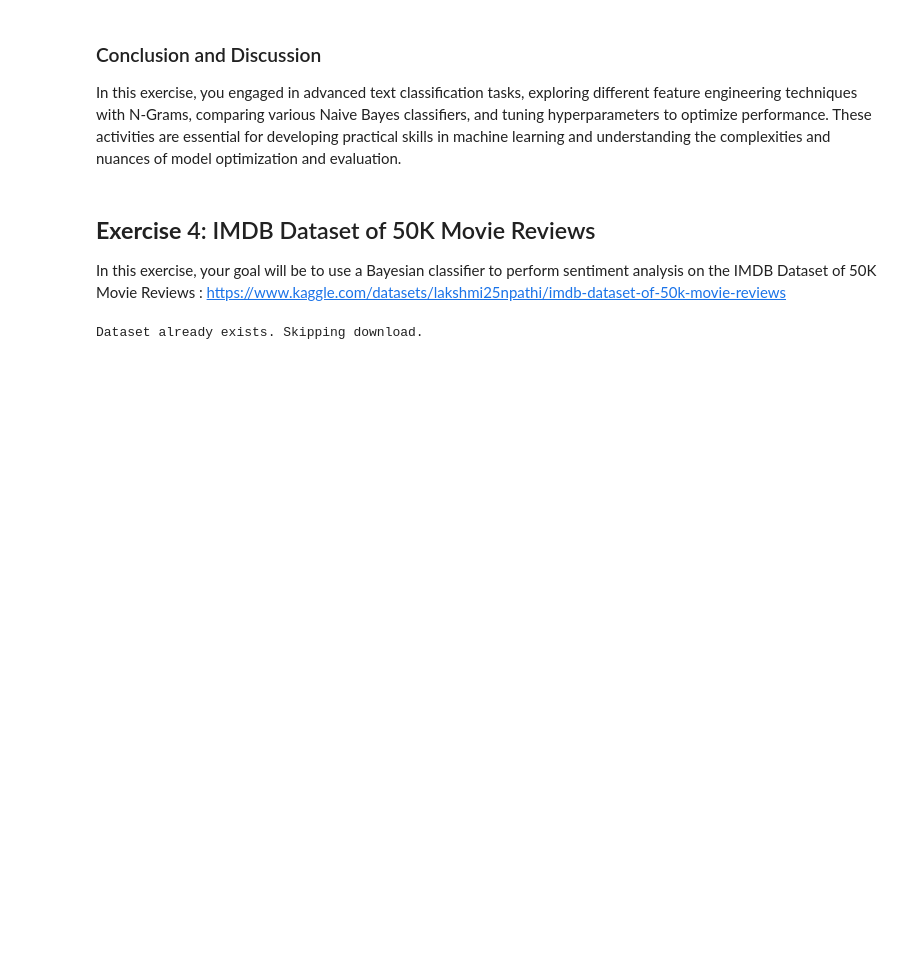
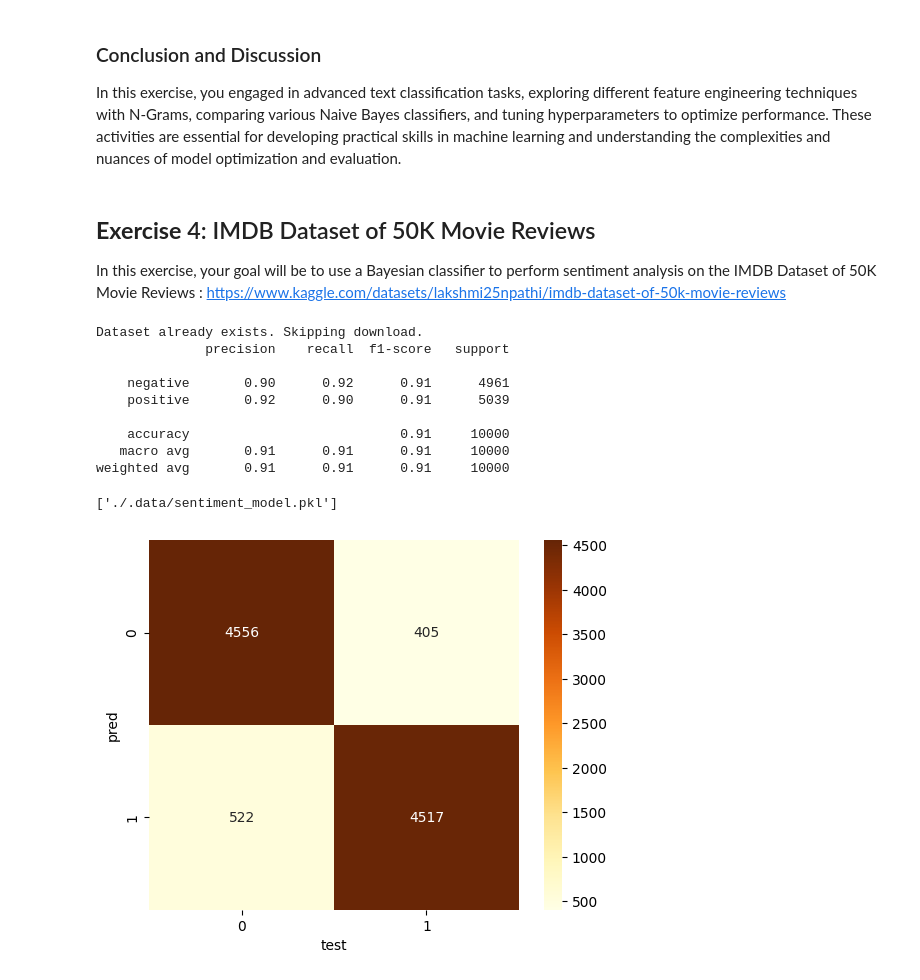
Before and after one commit to basilelt/fouille-de-donnees, a Jupyter notebook: bayes/4_Bayes.ipynb, the cells around one changed output. Saved outputs shown, nothing was run; the diff lists cells and outputs as text; code cells hidden in the pictures; blank space fills up the shorter version.

```diff
--- a/bayes/4_Bayes.ipynb
+++ b/bayes/4_Bayes.ipynb
@@ -305,6 +305,7 @@ import matplotlib.pyplot as plt
 import kaggle
 import pandas as pd
 import os
+import joblib
 
 dataset_id = 'lakshmi25npathi/imdb-dataset-of-50k-movie-reviews'
 download_path = './.data'
@@ -312,43 +313,62 @@ download_path = './.data'
 if not os.path.exists(download_path):
     os.makedirs(download_path)
 
-dataset_files = ['IMDB Dataset.csv']  # Replace with actual filename(s) from the dataset
+dataset_files = ['IMDB Dataset.csv']
 files_exist = all(os.path.exists(os.path.join(download_path, file)) for file in dataset_files)
 
 if not files_exist:
     print("Dataset not found. Downloading...")
     kaggle.api.authenticate()
     kaggle.api.dataset_download_files(dataset_id, path=download_path, unzip=True)
     print("Download completed!")
 else:
     print("Dataset already exists. Skipping download.")
 
 data = pd.read_csv('./.data/IMDB Dataset.csv')
 # print(data.head(4))
 
+encoder = LabelEncoder()
 data['sentiment'] = encoder.fit_transform(data['sentiment'])
 
 X = data['review']
 y = data['sentiment']
 X_train, X_test, y_train, y_test = train_test_split(X, y, test_size=0.2, random_state=42)
 
 param_grid = {'multinomialnb__alpha': [10**x for x in range(-3, 2)]}
 vectorizer = TfidfVectorizer(ngram_range=(1, 3))
 model_ngram = make_pipeline(vectorizer, MultinomialNB())
 
-grid = GridSearchCV(model_ngram, param_grid=param_grid, n_jobs=4)
-grid.fit(X_train, y_train)
-print(f"Best parameters: {grid.best_params_}")
-print(f"Best score: {grid.best_score_}")
+# grid = GridSearchCV(model_ngram, param_grid=param_grid, n_jobs=6)
+# grid.fit(X_train, y_train)
+# print(f"Best parameters: {grid.best_params_}")
+# print(f"Best score: {grid.best_score_}")
+"""
+Best parameters: {'multinomialnb__alpha': 0.1}
+Best score: 0.901675
+"""
+best_alpha=0.1
+model_ngram.set_params(multinomialnb__alpha=best_alpha)
 
-# y_pred = grid.predict(X_test)
+model_ngram.fit(X_train, y_train)
+y_pred = model_ngram.predict(X_test)
 
-# cm = confusion_matrix(y_test, y_pred)
-# sns.heatmap(cm, annot=True, fmt="0.0f", square=True, cmap="YlOrBr")
-# plt.xlabel('test')
-# plt.ylabel('pred');
+cm = confusion_matrix(y_test, y_pred)
+sns.heatmap(cm, annot=True, fmt="0.0f", square=True, cmap="YlOrBr")
+plt.xlabel('test')
+plt.ylabel('pred');
 
-# predictions = model_ngram.predict(X_test)
-# print(classification_report(y_test, predictions, target_names=train.target_names))
+print(classification_report(y_test, y_pred, target_names=encoder.classes_))
+
+joblib.dump(model_ngram, './.data/sentiment_model.pkl')
 # %% [output]
 Dataset already exists. Skipping download.
+              precision    recall  f1-score   support
+
+    negative       0.90      0.92      0.91      4961
+    positive       0.92      0.90      0.91      5039
+
+    accuracy                           0.91     10000
+   macro avg       0.91      0.91      0.91     10000
+weighted avg       0.91      0.91      0.91     10000
+['./.data/sentiment_model.pkl']
+[figure, added]
```
Also changed, not shown: parts of 1 cell of this notebook.
